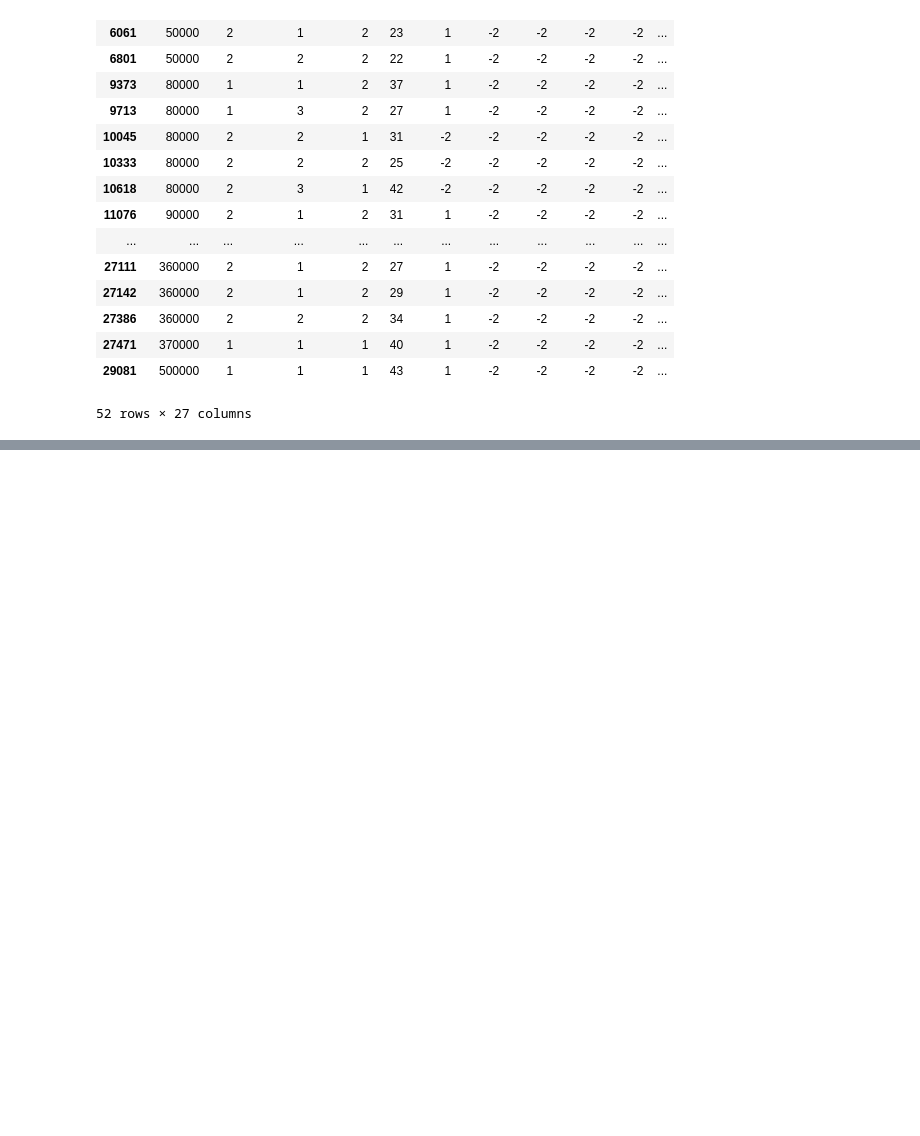
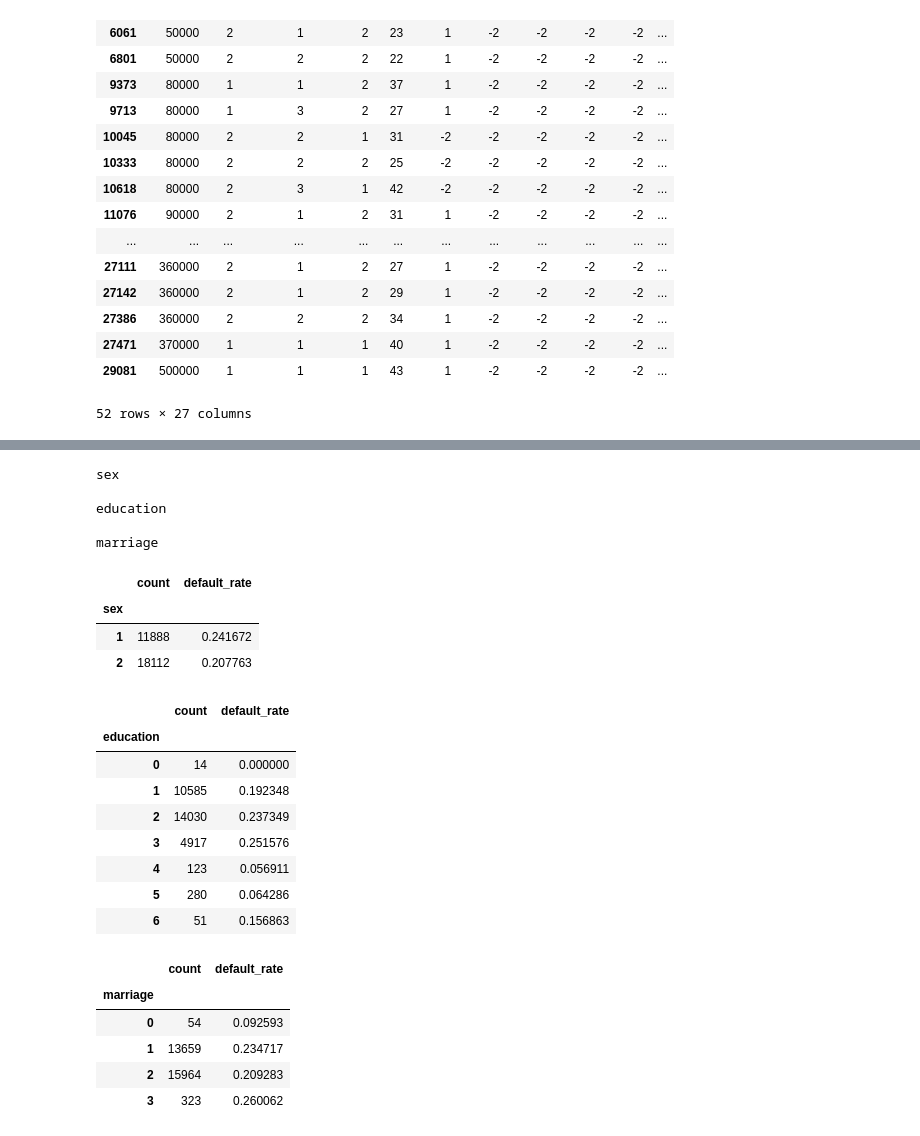
Before and after one commit to claudcelle/credit_default_prediction, a Jupyter notebook: notebooks/eda.ipynb, the cells around one changed output, grey strips where cells are left out. Saved outputs shown, nothing was run; the diff lists cells and outputs as text; code cells hidden in the pictures; blank space fills up the shorter version.

```diff
--- a/notebooks/eda.ipynb
+++ b/notebooks/eda.ipynb
@@ -454,3 +417,0 @@ plt.show()
-# %%
-for col in ['sex', 'education', 'marriage']:
-    display(df[col].value_counts())
@@ -552,0 +476,36 @@ Percentage removed: 86.57%
+# %%
+for col in ["sex", "education", "marriage"]:
+    print(f"\n{col}")
+
+    result = (
+        df.groupby(col)["default_payment_next_month"]
+        .agg(["count", "mean"])
+        .rename(columns={"mean": "default_rate"})
+    )
+
+    display(result)
+# %% [output]
+sex
+
+education
+
+marriage
+|  | count | default_rate |
+| sex |  |  |
+| 1 | 11888 | 0.241672 |
+| 2 | 18112 | 0.207763 |
+|  | count | default_rate |
+| education |  |  |
+| 0 | 14 | 0.000000 |
+| 1 | 10585 | 0.192348 |
+| 2 | 14030 | 0.237349 |
+| 3 | 4917 | 0.251576 |
+| 4 | 123 | 0.056911 |
+| 5 | 280 | 0.064286 |
+| 6 | 51 | 0.156863 |
+|  | count | default_rate |
+| marriage |  |  |
+| 0 | 54 | 0.092593 |
+| 1 | 13659 | 0.234717 |
+| 2 | 15964 | 0.209283 |
+| 3 | 323 | 0.260062 |
```
Also changed, not shown: parts of 44 cells of this notebook, 21 other files.
